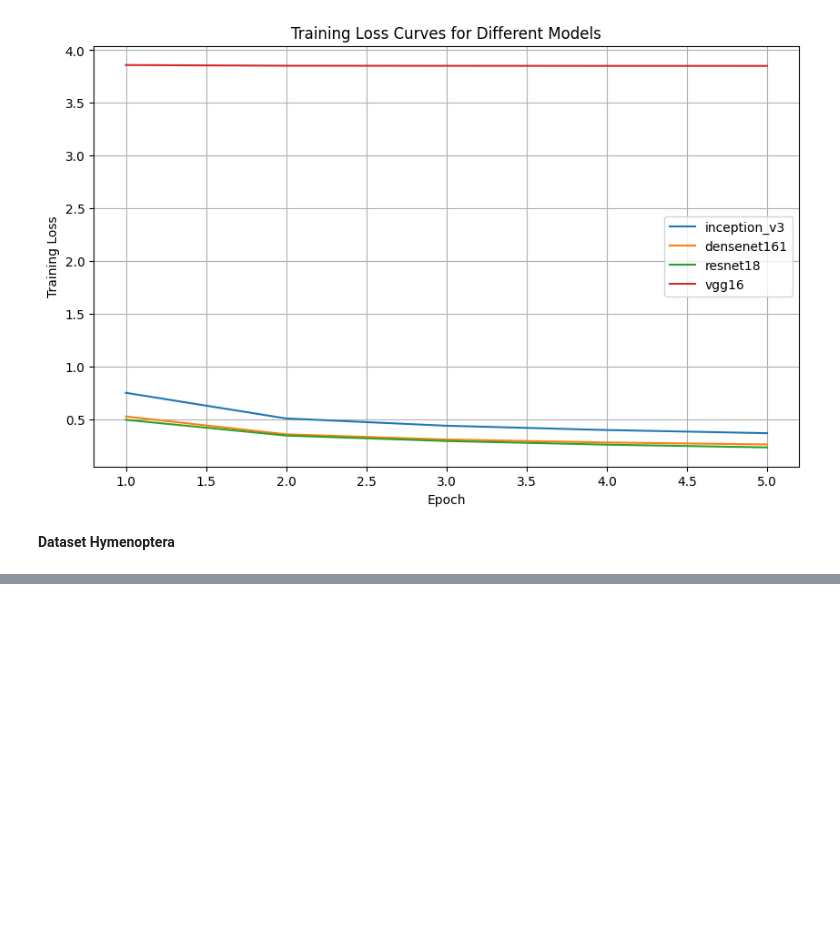
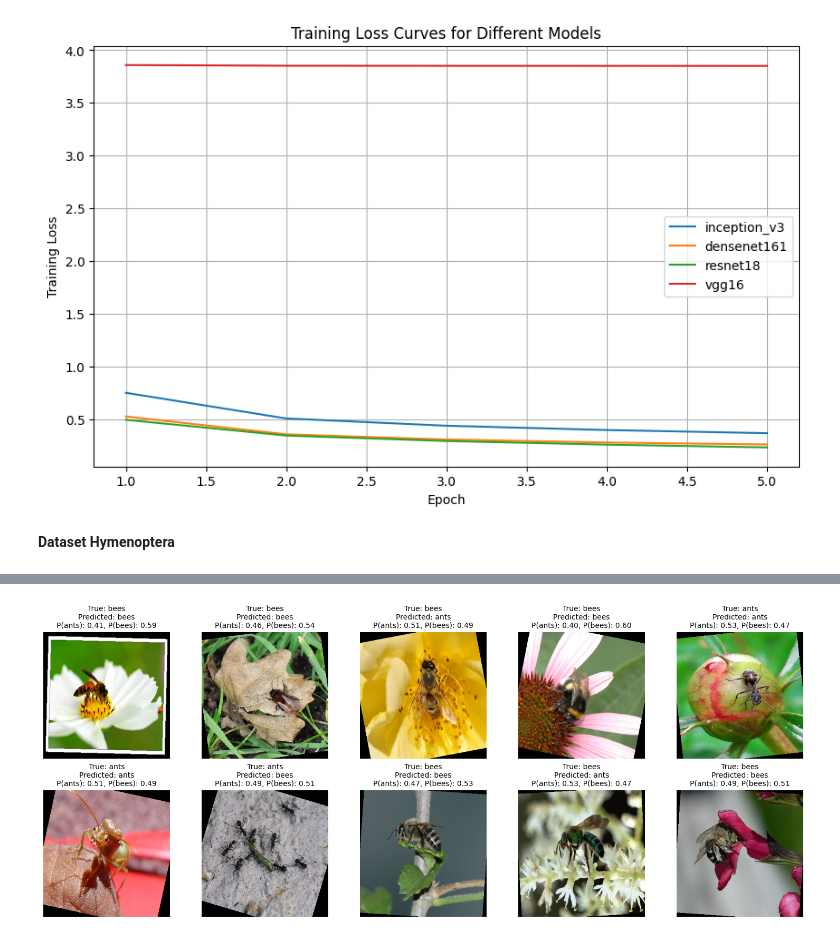
Before and after one commit to AlexBorealis/netology_dll_hw, a Jupyter notebook: kozlov_hw_2_dll.ipynb, the cells around one changed output, grey strips where cells are left out. Saved outputs shown, nothing was run; the diff lists cells and outputs as text; code cells hidden in the pictures; blank space fills up the shorter version.

```diff
--- a/kozlov_hw_2_dll.ipynb
+++ b/kozlov_hw_2_dll.ipynb
@@ -486,0 +462,23 @@ vgg16 Test Loss: 0.6876, Test Accuracy: 54.25%
+# %%
+model_names = ["densenet161", 'inception_v3', "resnet18", "vgg16"]
+results_grad = defaultdict(list)
+
+for model_name in model_names:
+    print(f"\nTraining {model_name}...")
+    if torch.cuda.is_available():
+        torch.cuda.empty_cache()
+
+    model = get_model(model_name, num_classes, requires_grad=True)
+
+    loss_history = train_model(model, train_loader, num_epochs, model_name)
+    test_loss, test_accuracy = test_model(model, test_loader, model_name)
+
+    save_model(model, model_name, name_data="hymenoptera")
+
+    results_grad['Dataset'].append("hymenoptera")
+    results_grad['Model'].append(model_name)
+    results_grad['Test Loss'].append(test_loss)
+    results_grad['Test Accuracy'].append(test_accuracy)
+    results_grad['Train Loss History'].append(loss_history)
+
+    save_results_to_json(results_grad, filename="results_with_grad_hymenoptera.json")
@@ -535,0 +653,4 @@ plt.show()
+# %%
+visualize_predictions(get_model('inception_v3', num_classes, requires_grad=True), test_loader, class_names, device, num_images=10)
+# %% [output]
+[figure, added]
```
Also changed, not shown: parts of 25 cells of this notebook.
